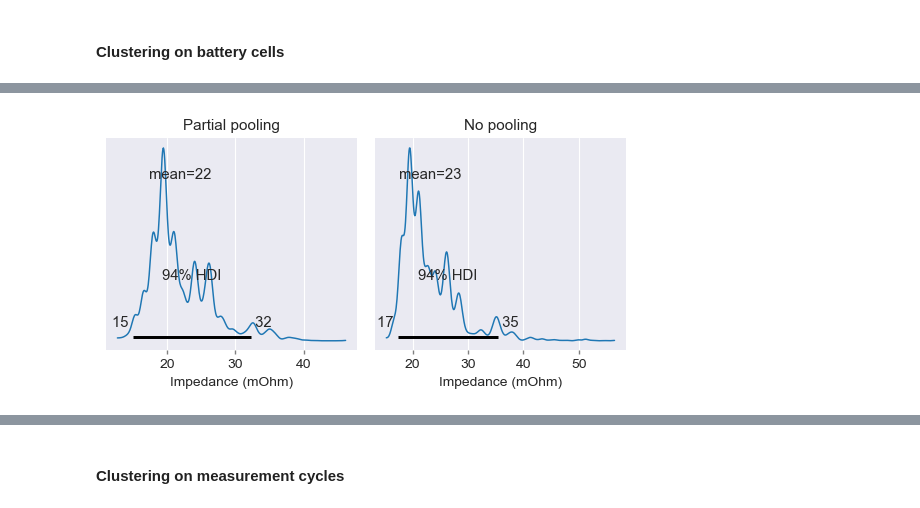
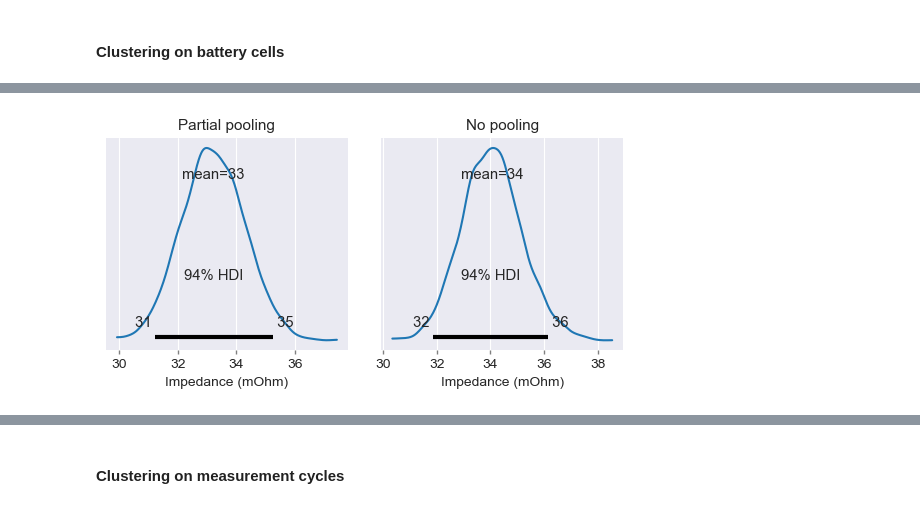
Before and after one commit to sarajcev/bayes_battery, a Jupyter notebook: bayes_analysis.ipynb, the cells around one changed output, grey strips where cells are left out. Saved outputs shown, nothing was run; the diff lists cells and outputs as text; code cells hidden in the pictures.

Commit message:
Add temperature modelling.
Edit model parameters. Update readme.

```diff
--- a/bayes_analysis.ipynb
+++ b/bayes_analysis.ipynb
@@ -439,7 +458,7 @@ fig, ax = plt.subplots(figsize=(6, 6))
 ax.set_title('Battery: '+bat_id)
 for i, name in enumerate(discharges):
     end = len(voltage[name])
-    colors = plt.cm.Blues_r(np.linspace(0, 0.8, len(discharges)))
+    colors = plt.cm.Blues_r(np.linspace(0, 0.6, len(discharges)))
     ax.plot(voltage[name], charge[name][:end], c=colors[i],
             ls='-', lw=1, marker='+', ms=4, label=name)
 ax.legend(loc='upper right')
@@ -450,0 +521,11 @@ plt.show()
+# %%
+# Long form dataframe.
+df = {}
+for i, c in enumerate(tdata.columns):
+    if c != 'Time':
+        # Column stack.
+        df[c] = np.c_[[i]*len(tdata.index), tdata['Time'].values, tdata[c].values]
+temperatures = pd.concat([pd.DataFrame(df[k]) for k in df.keys()],
+                         axis=0, ignore_index=True)
+temperatures.columns = ['id', 'Time', 'Temperature']  # 'id' indexes battery cells
+temperatures.head()
@@ -479,17 +692,16 @@ with pm.Model(coords=coords_cells) as multicell:
     zi = pm.Data('zi', np.log(measurements['Zi']), dims='samples')  # log scale
     idc = pm.Data('idc', cell_names.codes, dims='samples')
     # Hyperpriors.
-    mu_c = pm.StudentT('mu_c', nu=2, mu=0, sigma=10)
-    sigma_c = pm.HalfCauchy('sigma_c', beta=10)
+    mu_c = pm.Normal('mu_c', mu=0, sigma=10)
+    sigma_c = pm.HalfCauchy('sigma_c', beta=2)
     # Priors.
-    mu = pm.StudentT('mu', nu=2, mu=mu_c, sigma=sigma_c, dims='cells')
-    sigma = pm.HalfCauchy('sigma', beta=10)
-    nu = pm.Exponential('nu', lam=0.5)
+    mu = pm.Normal('mu', mu=mu_c, sigma=sigma_c, dims='cells')
+    sigma = pm.HalfCauchy('sigma', beta=2)
     # Likelihood.
-    obs = pm.StudentT('likelihood', nu=nu, mu=mu[idc], sigma=sigma,
-                      observed=zi, dims='samples')
+    obs = pm.Normal('likelihood', mu=mu[idc], sigma=sigma,
+                    observed=zi, dims='samples')
     # MCMC sampling.
-    idata_cell = pm.sample(draws=6000, tune=2000,
+    idata_cell = pm.sample(draws=4000, tune=2000,
                            target_accept=0.99, max_treedepth=15,
                            idata_kwargs={'log_likelihood': True})
 # %% [output]
@@ -543,14 +753,13 @@ with pm.Model(coords=coords_cells) as multicell2:
     zi = pm.Data('zi', np.log(measurements['Zi']), dims='samples')  # log scale
     idc = pm.Data('idc', cell_names.codes, dims='samples')
     # Priors.
-    mu = pm.StudentT('mu', nu=2, mu=0, sigma=10, dims='cells')
-    sigma = pm.HalfCauchy('sigma', beta=10)
-    nu = pm.Exponential('nu', lam=0.5)
+    mu = pm.Normal('mu', mu=0, sigma=10, dims='cells')
+    sigma = pm.HalfCauchy('sigma', beta=2)
     # Likelihood.
-    obs = pm.StudentT('likelihood', nu=nu, mu=mu[idc], sigma=sigma,
-                      observed=zi, dims='samples')
+    obs = pm.Normal('likelihood', mu=mu[idc], sigma=sigma,
+                    observed=zi, dims='samples')
     # MCMC sampling.
-    idata_cell2 = pm.sample(draws=6000, tune=2000,
+    idata_cell2 = pm.sample(draws=4000, tune=2000,
                             target_accept=0.99, max_treedepth=15,
                             idata_kwargs={'log_likelihood': True})
 # %% [output]
@@ -589,16 +796,16 @@ mu10_pp = np.exp(idata_cell['posterior']['mu'].mean(dim='chain')[:,1])
 mu10_np = np.exp(idata_cell2['posterior']['mu'].mean(dim='chain')[:,1])
 # %%
 fig, ax = plt.subplots(1, 2, figsize=(5.5, 3))
-az.plot_posterior(mu10_pp, textsize=10, ax=ax[0])
+az.plot_posterior(mu10_pp, lw=1.5, textsize=10, ax=ax[0])
 ax[0].set_title('Partial pooling', fontsize=11)
 ax[0].set_xlabel('Impedance (mOhm)', fontsize=10)
-az.plot_posterior(mu10_np, textsize=10, ax=ax[1])
+az.plot_posterior(mu10_np, lw=1.5, textsize=10, ax=ax[1])
 ax[1].set_title('No pooling', fontsize=11)
 ax[1].set_xlabel('Impedance (mOhm)', fontsize=10)
 fig.tight_layout()
 plt.show()
 # %% [output]
-[figure, old version]
+[figure, new version]
 # %%
 coords_cells = {
     'samples': measurements.index,
```
Also changed, not shown: parts of 69 cells of this notebook, 1 other file.
